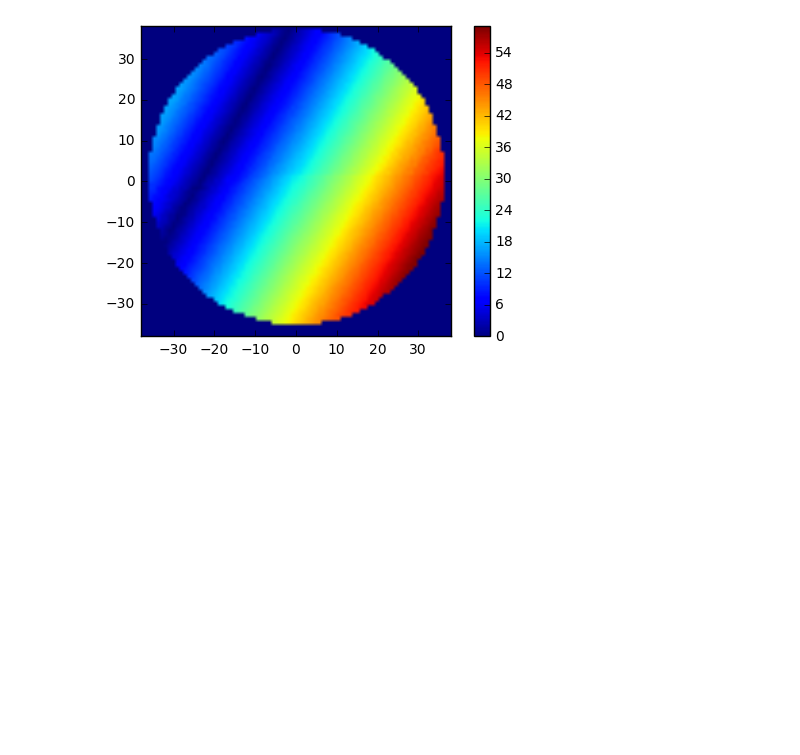
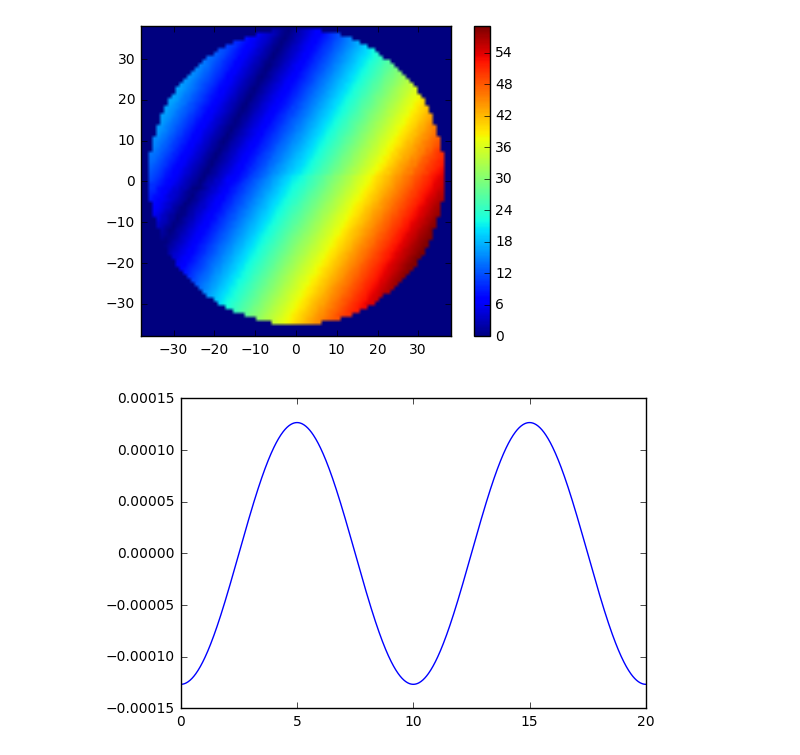
Before and after one commit to David-OConnor/mb-pilotwave, a Jupyter notebook: Drops.ipynb, the cells around one changed output. Cells and saved outputs as stored; diff of their text form; code cells hidden in the pictures; blank space fills up the shorter version.

```diff
--- a/Drops.ipynb
+++ b/Drops.ipynb
@@ -98,3 +114,10 @@ utilities.reflection_field(impact, center, θiw)
 # %% [output]
 0.3545888279650812
 [figure]
+# %%
+t = linspace(0, 20, 1000)
+h = array([drops.surface_oscilation(t_)[0] for t_ in t])
+plt.plot(t, h)
+plt.show()
+# %% [output]
+[figure, added]
```
Also changed, not shown: parts of 5 cells of this notebook, 3 other files.
